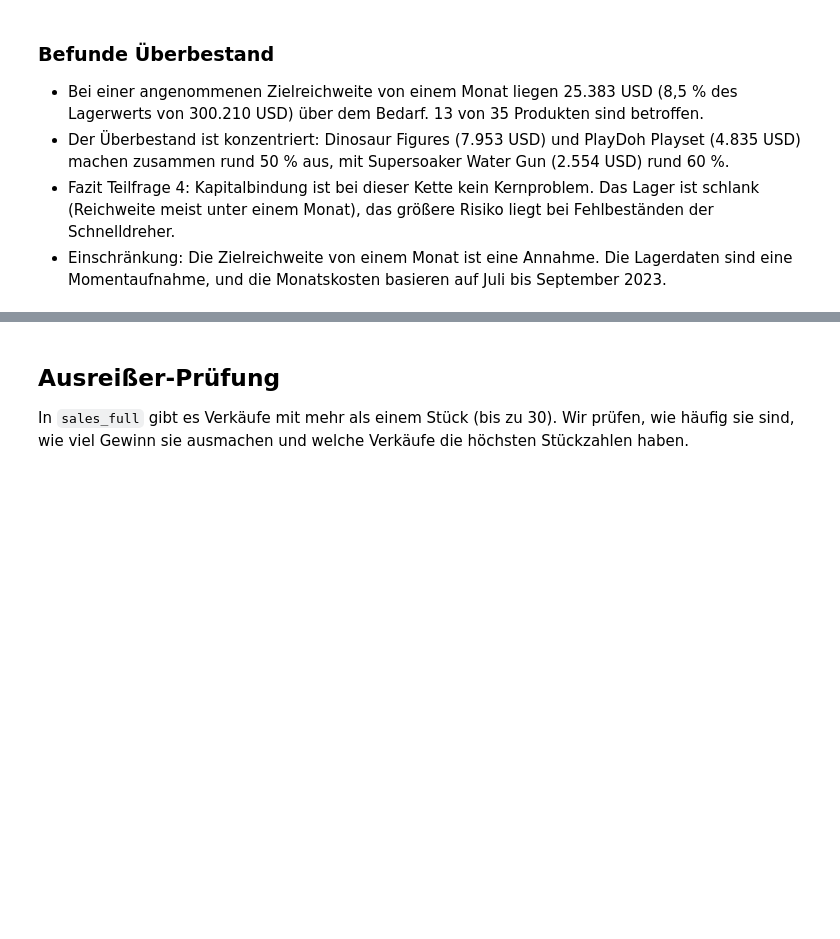
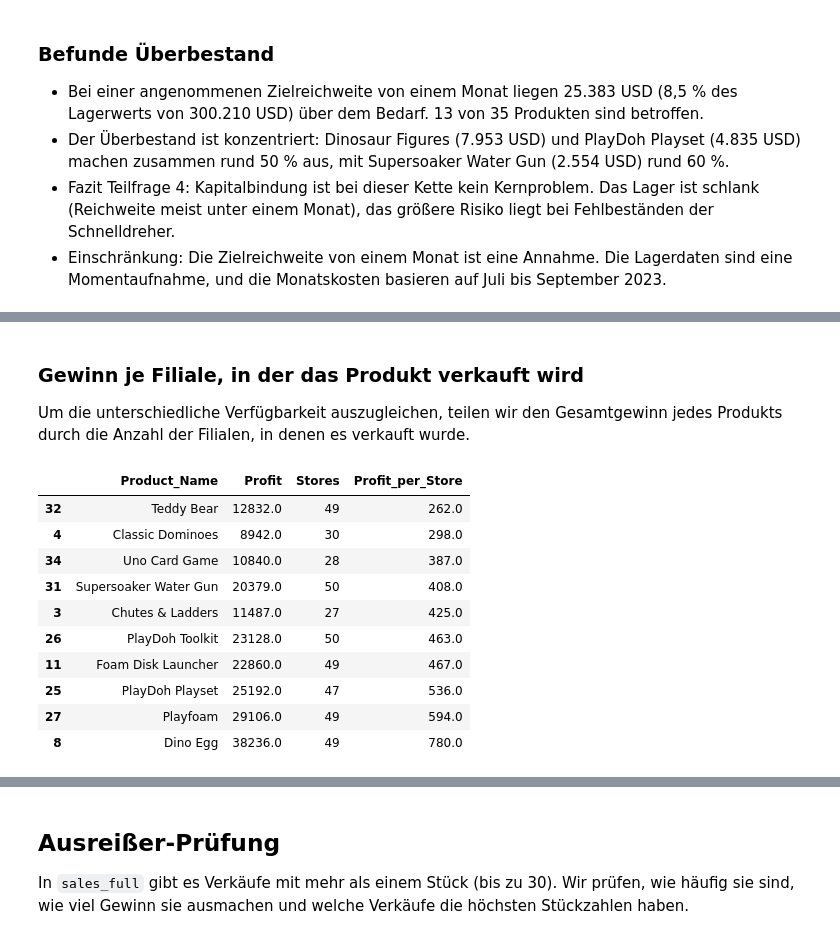
Before and after one commit to chrishorvath8595/maven_toys_profitability, a Jupyter notebook: notebooks/03_daten_analysieren.ipynb, the cells around one changed output, grey strips where cells are left out. Cells and saved outputs as stored; diff of their text form; code cells hidden in the pictures; blank space fills up the shorter version.

```diff
--- a/notebooks/03_daten_analysieren.ipynb
+++ b/notebooks/03_daten_analysieren.ipynb
@@ -624,0 +658,24 @@ Kapital über Zielreichweite: 25383.0
+# %% [markdown]
+### Gewinn je Filiale, in der das Produkt verkauft wird
+Um die unterschiedliche Verfügbarkeit auszugleichen, teilen wir den Gesamtgewinn jedes Produkts durch die Anzahl der Filialen, in denen es verkauft wurde.
+# %%
+profit_per_store = (
+    sales_full.groupby("Product_Name")
+    .agg(Profit=("Profit", "sum"), Stores=("Store_ID", "nunique"))
+    .reset_index()
+)
+profit_per_store["Profit_per_Store"] = (profit_per_store["Profit"] / profit_per_store["Stores"]).round()
+
+profit_per_store.sort_values("Profit_per_Store").head(10)
+# %% [output]
+|  | Product_Name | Profit | Stores | Profit_per_Store |
+| 32 | Teddy Bear | 12832.0 | 49 | 262.0 |
+| 4 | Classic Dominoes | 8942.0 | 30 | 298.0 |
+| 34 | Uno Card Game | 10840.0 | 28 | 387.0 |
+| 31 | Supersoaker Water Gun | 20379.0 | 50 | 408.0 |
+| 3 | Chutes & Ladders | 11487.0 | 27 | 425.0 |
+| 26 | PlayDoh Toolkit | 23128.0 | 50 | 463.0 |
+| 11 | Foam Disk Launcher | 22860.0 | 49 | 467.0 |
+| 25 | PlayDoh Playset | 25192.0 | 47 | 536.0 |
+| 27 | Playfoam | 29106.0 | 49 | 594.0 |
+| 8 | Dino Egg | 38236.0 | 49 | 780.0 |
```
Also changed, not shown: parts of 8 cells of this notebook, 1 other file.
